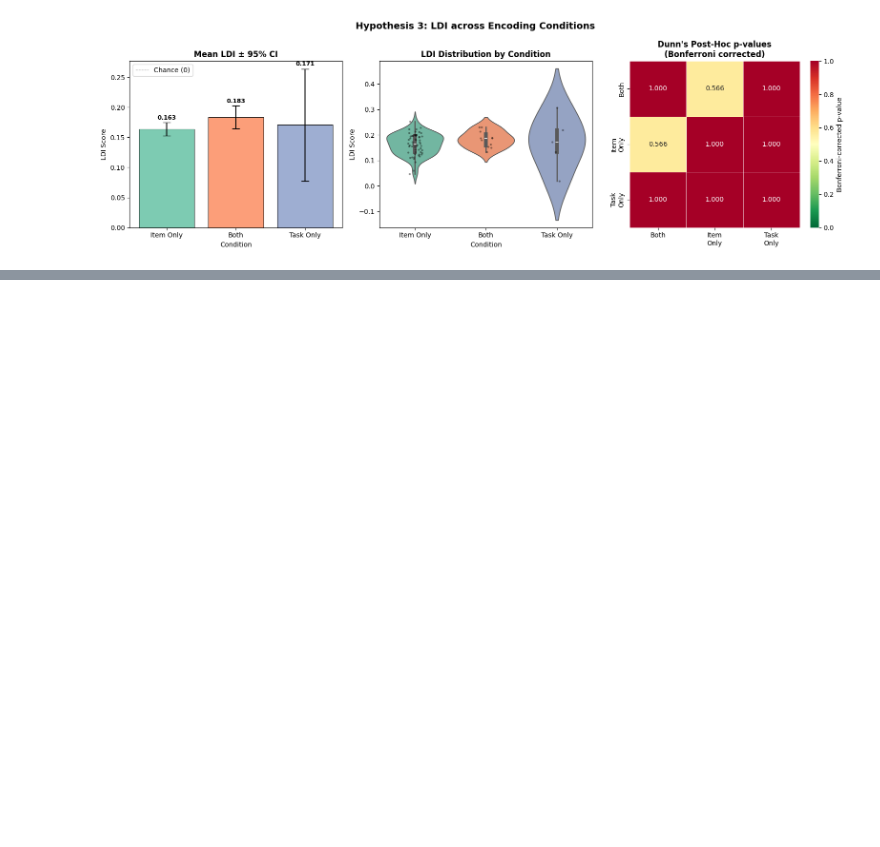
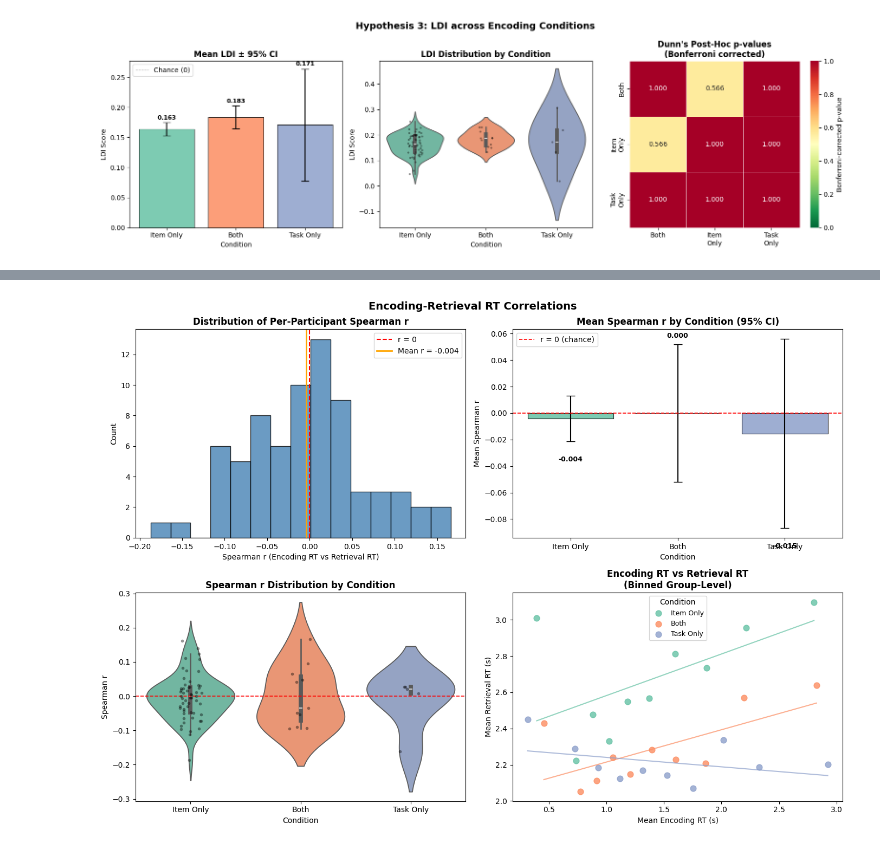
Before and after one commit to Navdha1801/BRSM_project_phase1, a Jupyter notebook: code.ipynb, the cells around one changed output, grey strips where cells are left out. Drawn from its saved outputs; the diff is of its cells as text; code cells hidden in the pictures; blank space fills up the shorter version.

Commit message:
added encoding-retrieval RT correlation analysis

```diff
--- a/code.ipynb
+++ b/code.ipynb
@@ -1495,0 +1601,18 @@ The encoding condition (`item_only`, `both`, `task_only`) does **not** significa
+# %%
+# Spearman r separately for targets and lures
+print('=== Encoding-Retrieval RT Correlation by Stimulus Type ===')
+stim_corr = {}
+for stype in ['target', 'lure']:
+    sub = enc_ret[enc_ret['stim_type'] == stype]
+    rows = []
+    for pid, grp in sub.groupby('participant'):
+        if len(grp) < 5:
+            continue
+        r, _ = spearmanr(grp['enc_rt'], grp['key_resp_3.rt'])
+        rows.append({'participant': pid, 'condition': grp['condition'].iloc[0], 'spearman_r': r})
+    df_s = pd.DataFrame(rows)
+    stim_corr[stype] = df_s
+    t, p = ttest_1samp(df_s['spearman_r'], 0)
+    n = len(df_s)
+    mr = df_s['spearman_r'].mean()
+    print(f'{stype:8s}  n={n:2d}  mean r={mr:+.4f}  t({n-1})={t:.4f}  p={p:.4f}')
@@ -1495,0 +1623,66 @@ The encoding condition (`item_only`, `both`, `task_only`) does **not** significa
+# %%
+condition_order  = ['item_only', 'both', 'task_only']
+condition_labels = ['Item Only', 'Both', 'Task Only']
+palette = sns.color_palette('Set2', 3)
+
+fig, axes = plt.subplots(2, 2, figsize=(14, 10))
+fig.suptitle('Encoding-Retrieval RT Correlations', fontsize=14, fontweight='bold')
+
+# Plot 1: Distribution of per-participant Spearman r
+ax = axes[0, 0]
+ax.hist(corr_df['spearman_r'], bins=15, color='steelblue', edgecolor='black', alpha=0.8)
+ax.axvline(0, color='red', linestyle='--', linewidth=1.5, label='r = 0')
+mean_label = f"Mean r = {corr_df['spearman_r'].mean():.3f}"
+ax.axvline(corr_df['spearman_r'].mean(), color='orange', linestyle='-', linewidth=2, label=mean_label)
+ax.set_title('Distribution of Per-Participant Spearman r', fontweight='bold')
+ax.set_xlabel('Spearman r (Encoding RT vs Retrieval RT)')
+ax.set_ylabel('Count')
+ax.legend()
+
+# Plot 2: Mean Spearman r by condition with 95% CI
+ax = axes[0, 1]
+means = corr_df.groupby('condition')['spearman_r'].mean().reindex(condition_order)
+sems  = corr_df.groupby('condition')['spearman_r'].sem().reindex(condition_order)
+ax.bar(condition_labels, means.values, yerr=sems.values * 1.96,
+       capsize=6, color=palette, edgecolor='black', linewidth=0.8, alpha=0.85)
+ax.axhline(0, color='red', linestyle='--', linewidth=1.2, label='r = 0 (chance)')
+for i, (m, s) in enumerate(zip(means.values, sems.values * 1.96)):
+    offset = s + 0.005 if m >= 0 else -(s + 0.015)
+    ax.text(i, m + offset, f'{m:.3f}', ha='center', fontsize=9, fontweight='bold')
+ax.set_title('Mean Spearman r by Condition (95% CI)', fontweight='bold')
+ax.set_ylabel('Mean Spearman r')
+ax.set_xlabel('Condition')
+ax.legend()
+
+# Plot 3: Violin + strip plot of Spearman r by condition
+ax = axes[1, 0]
+sns.violinplot(data=corr_df, x='condition', y='spearman_r',
+               order=condition_order, palette=palette, inner='box', ax=ax)
+sns.stripplot(data=corr_df, x='condition', y='spearman_r',
+              order=condition_order, color='black', alpha=0.4, jitter=True, size=4, ax=ax)
+ax.axhline(0, color='red', linestyle='--', linewidth=1.2)
+ax.set_xticklabels(condition_labels)
+ax.set_title('Spearman r Distribution by Condition', fontweight='bold')
+ax.set_ylabel('Spearman r')
+ax.set_xlabel('Condition')
+
+# Plot 4: Binned group-level encoding RT vs retrieval RT scatter
+ax = axes[1, 1]
+for i, cond in enumerate(condition_order):
+    sub = enc_ret[enc_ret['condition'] == cond].copy()
+    sub['enc_rt_bin'] = pd.qcut(sub['enc_rt'], q=10, duplicates='drop')
+    binned = sub.groupby('enc_rt_bin', observed=True)[['enc_rt', 'key_resp_3.rt']].mean()
+    ax.scatter(binned['enc_rt'], binned['key_resp_3.rt'],
+               label=condition_labels[i], color=palette[i], s=60, alpha=0.8)
+    z = np.polyfit(binned['enc_rt'], binned['key_resp_3.rt'], 1)
+    xline = np.linspace(binned['enc_rt'].min(), binned['enc_rt'].max(), 100)
+    ax.plot(xline, np.polyval(z, xline), color=palette[i], linewidth=1.5, alpha=0.7)
+ax.set_title('Encoding RT vs Retrieval RT\n(Binned Group-Level)', fontweight='bold')
+ax.set_xlabel('Mean Encoding RT (s)')
+ax.set_ylabel('Mean Retrieval RT (s)')
+ax.legend(title='Condition', fontsize=9)
+
+plt.tight_layout()
+plt.show()
+# %% [output]
+[figure, added]
```
Also changed, not shown: parts of 7 cells of this notebook.
